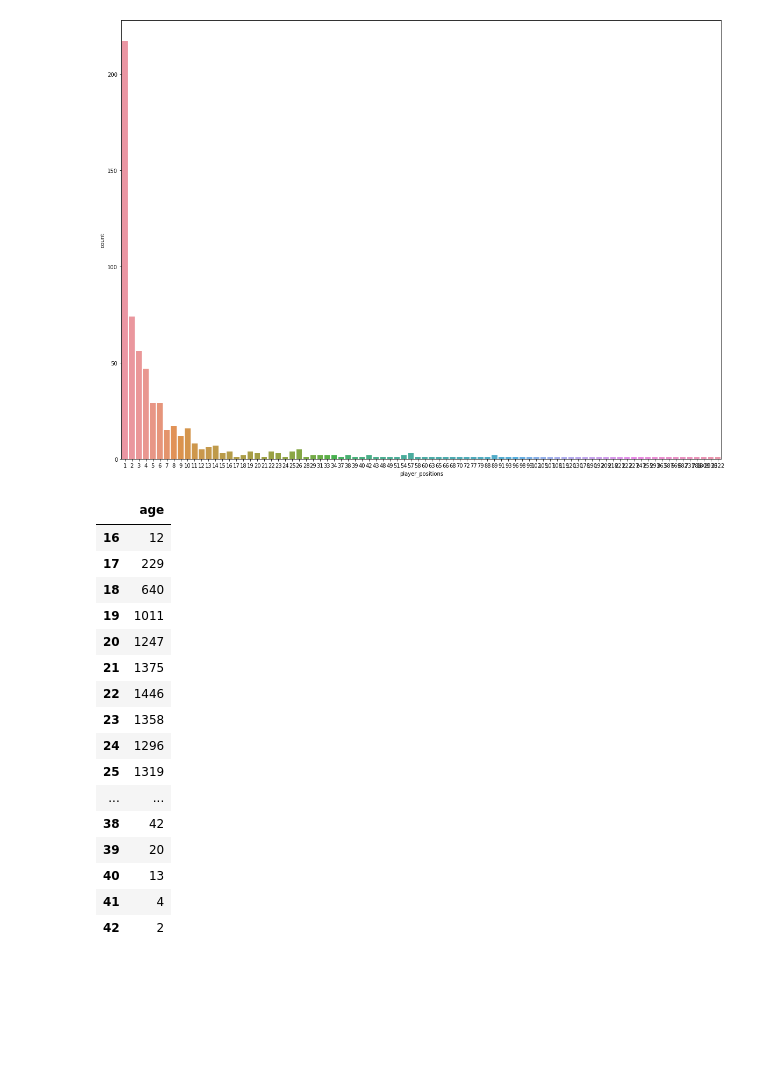
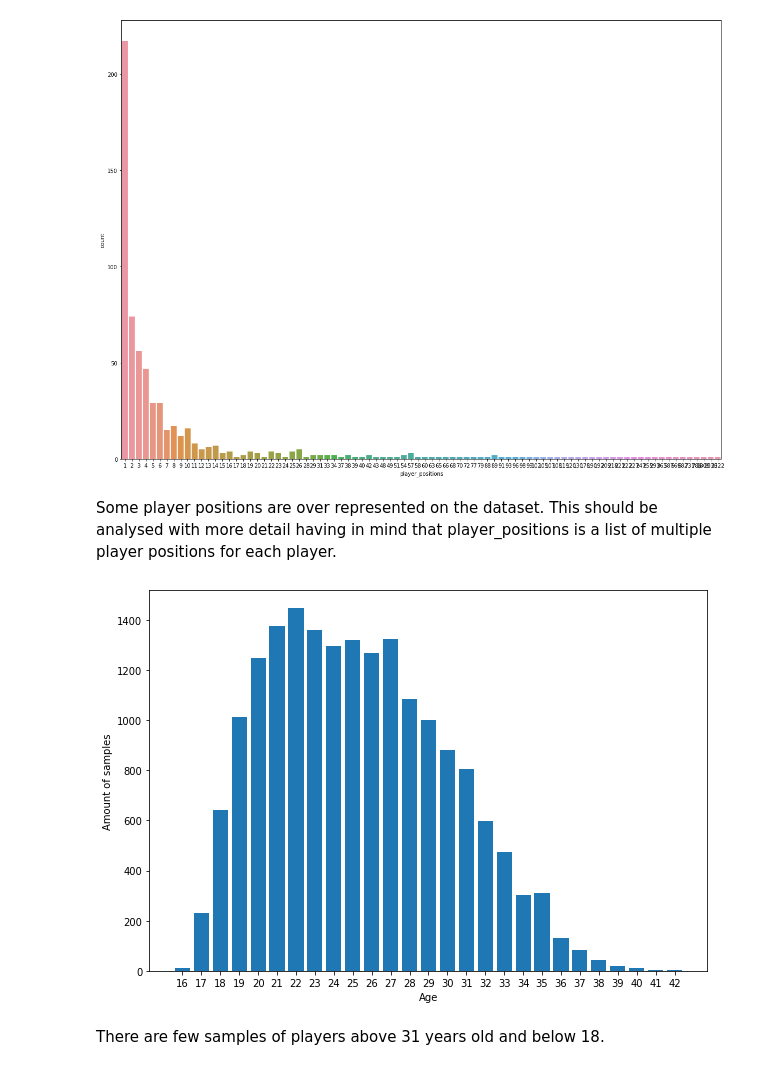
Before and after one commit to nosupervisados/Entrega_TP, a Jupyter notebook: exploration_of_data.ipynb, the cells around one changed output. Saved outputs shown, nothing was run; the diff lists cells and outputs as text; code cells hidden in the pictures; blank space fills up the shorter version.

```diff
--- a/exploration_of_data.ipynb
+++ b/exploration_of_data.ipynb
@@ -378,27 +378,3 @@ plt.figure(figsize=(20,15))
 ax = sns.countplot(x="player_positions", data=players_positions_distr)
 # %% [output]
 [figure]
-# %%
-age_distr = pd.DataFrame(df.age.value_counts().sort_index())
-#plt.figure(figsize=(20,15))
-#age_distr.hist(bins=29)
-#age_distr.columns
-age_distr
-# %% [output]
-|  | age |
-| 16 | 12 |
-| 17 | 229 |
-| 18 | 640 |
-| 19 | 1011 |
-| 20 | 1247 |
-| 21 | 1375 |
-| 22 | 1446 |
-| 23 | 1358 |
-| 24 | 1296 |
-| 25 | 1319 |
-| ... | ... |
-| 38 | 42 |
-| 39 | 20 |
-| 40 | 13 |
-| 41 | 4 |
-| 42 | 2 |
@@ -407,0 +381,15 @@ age_distr
+# %% [markdown]
+Some player positions are over represented on the dataset. This should be analysed with more detail having in mind that player_positions is a list of multiple player positions for each player.
+# %%
+age_distr = pd.DataFrame(df.age.value_counts().sort_index()).reset_index()
+age_distr.columns = ['age', 'amount']
+plt.figure(figsize=(10,7))
+plt.bar(age_distr.age.values,age_distr.amount.values)
+plt.xticks(age_distr.age)
+plt.xlabel("Age")
+plt.ylabel("Amount of samples")
+plt.show()
+# %% [output]
+[figure, added]
+# %% [markdown]
+There are few samples of players above 31 years old and below 18.
```
Also changed, not shown: parts of 5 cells of this notebook, 1 other file.
